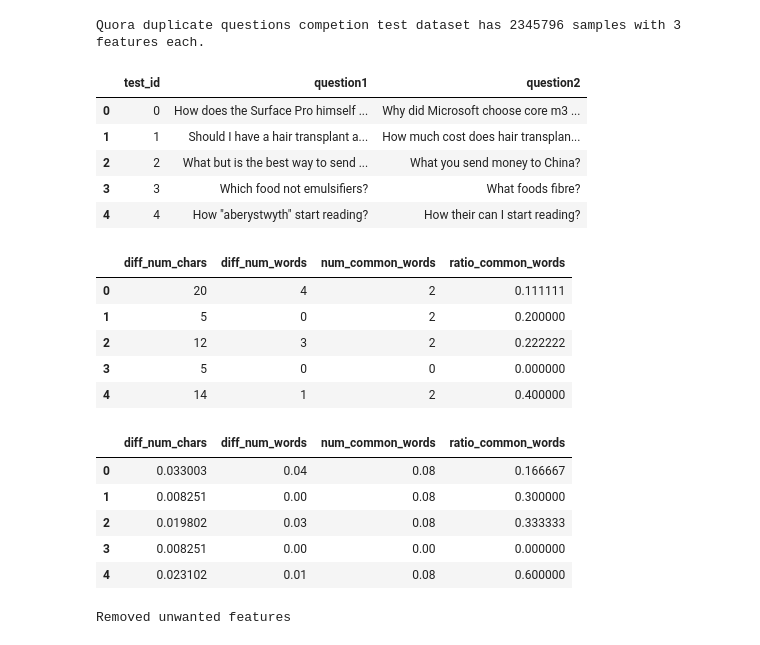
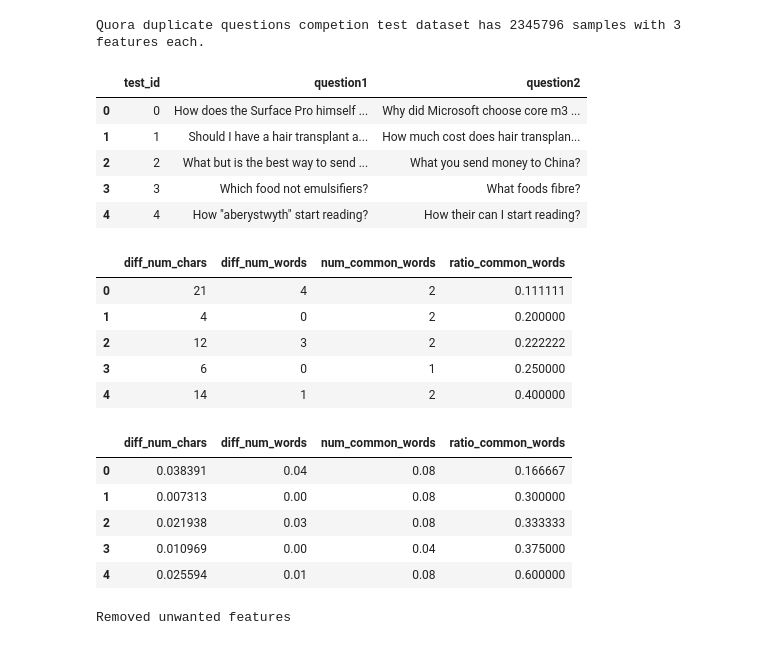
Before and after one commit to adammalpass/quora_duplicates, a Jupyter notebook: quora_duplicates.ipynb, the cells around one changed output. Saved outputs shown, nothing was run; the diff lists cells and outputs as text; code cells hidden in the pictures.

```diff
--- a/quora_duplicates.ipynb
+++ b/quora_duplicates.ipynb
@@ -122,3 +123,20 @@ def to_lower_case(x):
         return x.lower()
     except:
         return None
+# %%
+#Reference - http://www.nltk.org/howto/stem.html
+
+stemmer = SnowballStemmer("english")
+
+def stem_words(x):
+    """Preprocess text to stem all words (e.g. remove plurals, verb ending, etc)"""
+    try:
+        original_words = x.split()
+        output = " "
+
+        for word in original_words:
+            output += stemmer.stem(word) + " "
+
+        return output[:-1]
+    except: #for the case of NaN entries
+        return None
@@ -135,6 +169,10 @@ features_raw["question2"] = features_raw["question2"].apply(to_lower_case)
 features_raw["question1"] = features_raw["question1"].apply(remove_stop_words)
 features_raw["question2"] = features_raw["question2"].apply(remove_stop_words)
 
+#Stem all words
+features_raw["question1"] = features_raw["question1"].apply(stem_words)
+features_raw["question2"] = features_raw["question2"].apply(stem_words)
+
 display(features_raw.head())
 # %% [output]
 |  | question1 | question2 |
@@ -476,41 +514,46 @@ test_data["question2"] = test_data["question2"].apply(to_lower_case)
 
 #Remove stop words
 test_data["question1"] = test_data["question1"].apply(remove_stop_words)
 test_data["question2"] = test_data["question2"].apply(remove_stop_words)
 
+#Stem all words
+test_data["question1"] = test_data["question1"].apply(stem_words)
+test_data["question2"] = test_data["question2"].apply(stem_words)
+
 test_data_features = pd.DataFrame()
 test_data_features["diff_num_chars"] = test_data.apply(diff_num_chars, axis=1)
 test_data_features["diff_num_words"] = test_data.apply(diff_num_words, axis=1)
 test_data_features["num_common_words"] = test_data.apply(num_common_words, axis=1)
 test_data_features["ratio_common_words"] = test_data.apply(ratio_common_words, axis=1)
+
 display(test_data_features.head())
 
 #min_max_scaler = preprocessing.MinMaxScaler()
 feature_list = ["diff_num_chars", "diff_num_words", "num_common_words", "ratio_common_words"]
 
 test_scaled_data = min_max_scaler.transform(test_data_features[feature_list])
 
 test_features_scaled = pd.DataFrame(data = test_scaled_data, columns=feature_list)
 display(test_features_scaled.head())
 # %% [output]
 |  | test_id | question1 | question2 |
 | 0 | 0 | How does the Surface Pro himself ... | Why did Microsoft choose core m3 ... |
 | 1 | 1 | Should I have a hair transplant a... | How much cost does hair transplan... |
 | 2 | 2 | What but is the best way to send ... | What you send money to China? |
 | 3 | 3 | Which food not emulsifiers? | What foods fibre? |
 | 4 | 4 | How "aberystwyth" start reading? | How their can I start reading? |
 |  | diff_num_chars | diff_num_words | num_common_words | ratio_common_words |
-| 0 | 20 | 4 | 2 | 0.111111 |
-| 1 | 5 | 0 | 2 | 0.200000 |
+| 0 | 21 | 4 | 2 | 0.111111 |
+| 1 | 4 | 0 | 2 | 0.200000 |
 | 2 | 12 | 3 | 2 | 0.222222 |
-| 3 | 5 | 0 | 0 | 0.000000 |
+| 3 | 6 | 0 | 1 | 0.250000 |
 | 4 | 14 | 1 | 2 | 0.400000 |
 |  | diff_num_chars | diff_num_words | num_common_words | ratio_common_words |
-| 0 | 0.033003 | 0.04 | 0.08 | 0.166667 |
-| 1 | 0.008251 | 0.00 | 0.08 | 0.300000 |
-| 2 | 0.019802 | 0.03 | 0.08 | 0.333333 |
-| 3 | 0.008251 | 0.00 | 0.00 | 0.000000 |
-| 4 | 0.023102 | 0.01 | 0.08 | 0.600000 |
+| 0 | 0.038391 | 0.04 | 0.08 | 0.166667 |
+| 1 | 0.007313 | 0.00 | 0.08 | 0.300000 |
+| 2 | 0.021938 | 0.03 | 0.08 | 0.333333 |
+| 3 | 0.010969 | 0.00 | 0.04 | 0.375000 |
+| 4 | 0.025594 | 0.01 | 0.08 | 0.600000 |
 # %%
 #Remove unnecessary feature
 #test_data_features.drop(["diff_num_chars"], axis = 1, inplace = True)
```
Also changed, not shown: parts of 12 cells of this notebook.
